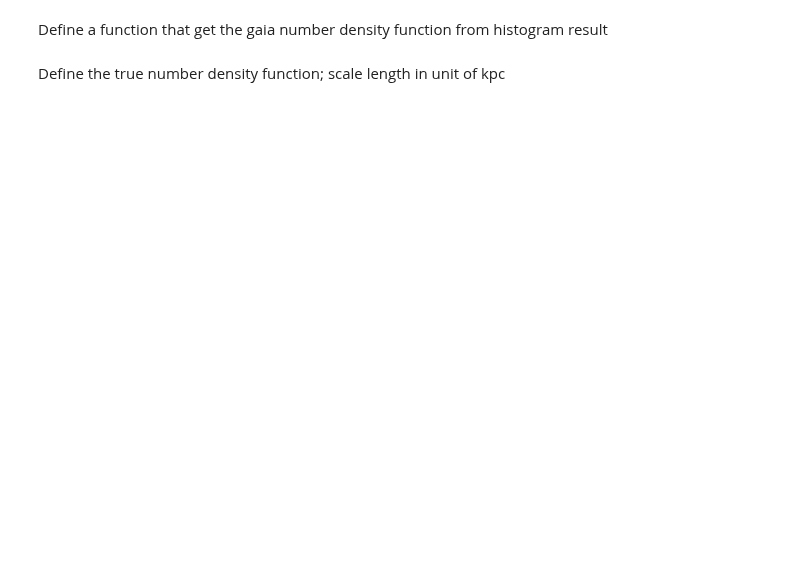
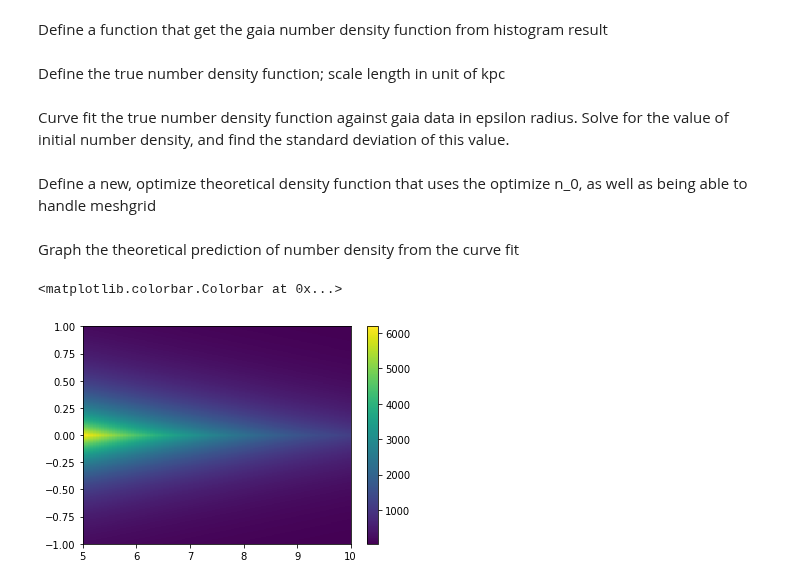
Before and after one commit to mwbub/Gaia-I3, a Jupyter notebook: Code/mock_data/sampling/selection function.ipynb, the cells around one changed output. Saved outputs shown, nothing was run; the diff lists cells and outputs as text; code cells hidden in the pictures; blank space fills up the shorter version.

Commit message:
define a new function using optimized n_0 and graph its theoretical prediction.

```diff
--- a/Code/mock_data/sampling/selection function.ipynb
+++ b/Code/mock_data/sampling/selection function.ipynb
@@ -14,7 +14,7 @@ R_min = 5.
 z_max = 1.
 z_min = -1.
 R_pixel = 0.05
-z_pixel = 0.01
+z_pixel = 0.005
 bin_R = (R_max - R_min)/R_pixel
 bin_z = (z_max - z_min)/z_pixel
 epsilon = 0.5 # the radius around sun that we assume has most stars
@@ -70,7 +70,27 @@ def n(Rz, n_0):
     R = Rz[0]
     z = Rz[1]
     return n_0*np.exp(-R/3 - np.abs(z)/0.3)
+# %% [markdown]
+Curve fit the true number density function against gaia data in epsilon radius. Solve for the value of initial number density, and find the standard deviation of this value.
 # %%
 Rz = np.array([R_close, z_close])
 np.shape(Rz)
 popt, pcov = curve_fit(n, Rz, n_gaia(Rz))
+n_0 = popt[0]
+std_n_0 = pcov[0][0]
+# %% [markdown]
+Define a new, optimize theoretical density function that uses the optimize n_0, as well as being able to handle meshgrid
+# %%
+def n_optimized(R, z):
+    return n_0*np.exp(-R/3 - np.abs(z)/0.3)
+# %% [markdown]
+Graph the theoretical prediction of number density from the curve fit
+# %%
+R_linspace = np.linspace(R_min, R_max, bin_R)
+z_linspace = np.linspace(z_min, z_max, bin_z)
+Rv, zv = np.meshgrid(R_linspace, z_linspace)
+plt.pcolor(Rv, zv, n_optimized(Rv,zv))
+plt.colorbar()
+# %% [output]
+<matplotlib.colorbar.Colorbar at 0x...>
+[figure, added]
```
Also changed, not shown: parts of 2 cells of this notebook.
